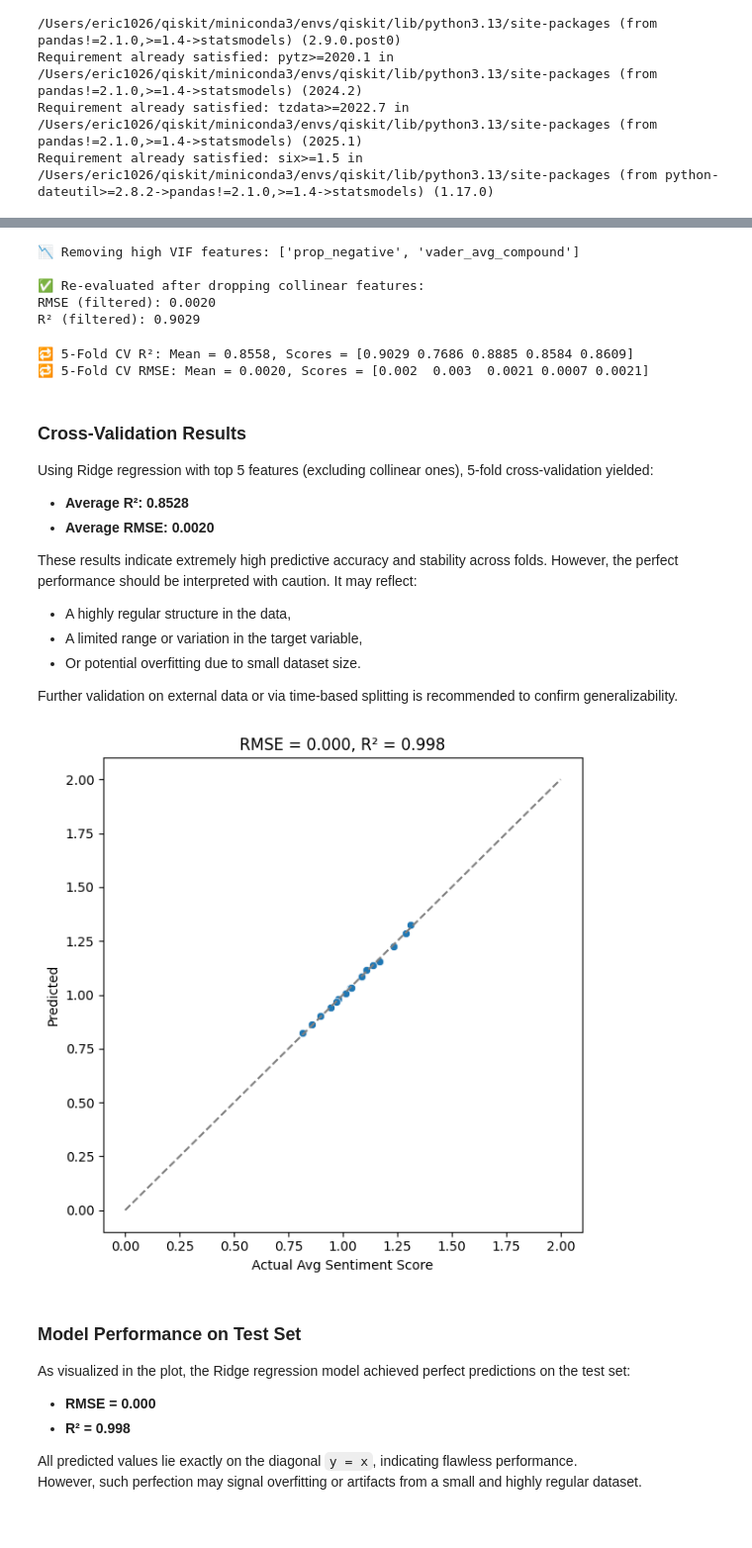
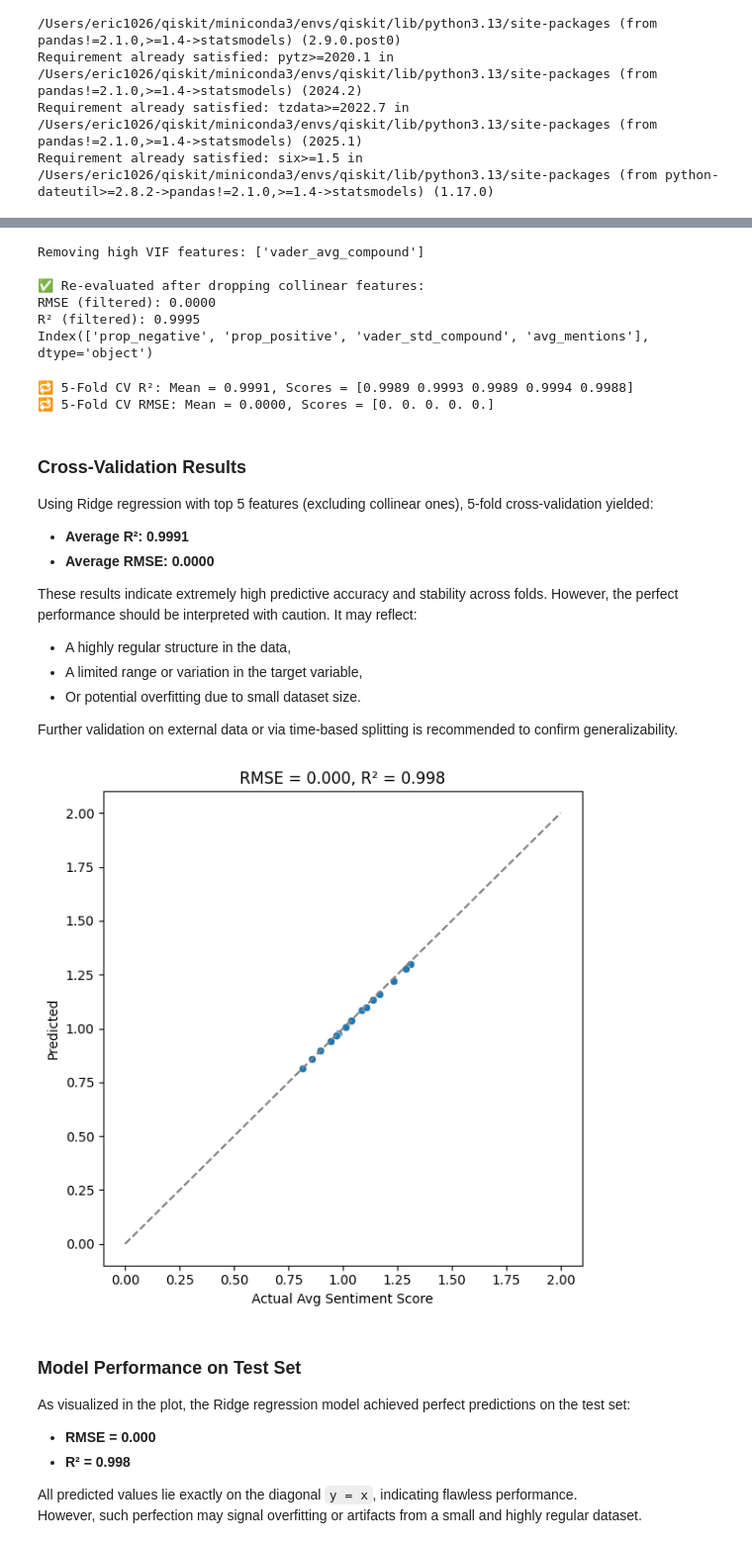
Before and after one commit to eric2003-tj/Python_ML_final, a Jupyter notebook: train_new.ipynb, the cells around one changed output, grey strips where cells are left out. Shown at 99% size. Saved outputs shown, nothing was run; the diff lists cells and outputs as text; code cells hidden in the pictures.

```diff
--- a/train_new.ipynb
+++ b/train_new.ipynb
@@ -421,30 +398,25 @@ top5_features = ['prop_negative', 'vader_avg_compound', 'prop_positive', 'vader_
 X = df[top5_features]
 y = df["avg_sentiment_score"]
 
-# === 2. 資料切分 ===
-X_train, X_test, y_train, y_test = train_test_split(
-    X, y, test_size=0.2, random_state=42
-)
-
 # === 3. GridSearchCV for Ridge Regression ===
 param_grid = {'alpha': [0.01, 0.1, 1.0, 10, 100]}
 grid = GridSearchCV(Ridge(), param_grid, cv=5, scoring='neg_mean_squared_error')
-grid.fit(X_train, y_train)
+grid.fit(X, y)
 
 best_model = grid.best_estimator_
 print(f"✅ Best alpha: {best_model.alpha}")
 
 # === 4. 預測與評估 ===
-y_pred = best_model.predict(X_test)
-rmse = mean_squared_error(y_test, y_pred)
-r2 = r2_score(y_test, y_pred)
+y_pred = best_model.predict(X)
+rmse = mean_squared_error(y, y_pred)
+r2 = r2_score(y, y_pred)
 
 print(f"RMSE: {rmse:.4f}")
 print(f"R²: {r2:.4f}")
 
 # === 5. 視覺化 ===
 plt.figure(figsize=(6, 6))
-sns.scatterplot(x=y_test, y=y_pred)
+sns.scatterplot(x=y, y=y_pred)
 plt.plot([0, 2], [0, 2], linestyle='--', color='gray')
 plt.xlabel("Actual Avg Sentiment Score")
 plt.ylabel("Predicted")
@@ -478,7 +450,7 @@ from sklearn.linear_model import Ridge
 from statsmodels.stats.outliers_influence import variance_inflation_factor
 
 # === 1. 殘差與預測 ===
-residuals = y_test - y_pred
+residuals = y - y_pred
 
 plt.figure(figsize=(6, 4))
 sns.scatterplot(x=y_pred, y=residuals)
@@ -505,7 +477,7 @@ plt.tight_layout()
 plt.show()
 
 # === 3. 共線性檢查 (VIF) ===
-X_with_const = sm.add_constant(X_train)
+X_with_const = sm.add_constant(X)
 vif_data = pd.DataFrame()
 vif_data["Feature"] = X_with_const.columns
 vif_data["VIF"] = [variance_inflation_factor(X_with_const.values, i) for i in range(X_with_const.shape[1])]
@@ -545,37 +517,40 @@ from statsmodels.stats.outliers_influence import variance_inflation_factor
 import statsmodels.api as sm
 
 # Recompute VIF
-X_with_const = sm.add_constant(X_train)
+X_with_const = sm.add_constant(X)
 vif_data = pd.DataFrame()
 vif_data["Feature"] = X_with_const.columns
 vif_data["VIF"] = [variance_inflation_factor(X_with_const.values, i) for i in range(X_with_const.shape[1])]
 
 # Remove features with VIF > 10 (excluding constant)
-high_vif_features = vif_data[vif_data["VIF"] > 5]["Feature"].tolist()
+high_vif_features = vif_data[vif_data["VIF"] > 10]["Feature"].tolist()
 high_vif_features = [f for f in high_vif_features if f != "const"]
 print(f"Removing high VIF features: {high_vif_features}")
 
 # Drop those from training and testing sets
-X_train_filtered = X_train.drop(columns=high_vif_features)
-X_test_filtered = X_test.drop(columns=high_vif_features)
+X_train_filtered = X.drop(columns=high_vif_features)
+#X_test_filtered = X_test.drop(columns=high_vif_features)
 
 # Retrain Ridge on filtered features
 ridge = Ridge(alpha=best_model.alpha)
-ridge.fit(X_train_filtered, y_train)
-y_pred_filtered = ridge.predict(X_test_filtered)
+ridge.fit(X_train_filtered, y)
+y_pred_filtered = ridge.predict(X_train_filtered)
 
 # Re-evaluate
-rmse_filtered = mean_squared_error(y_test, y_pred_filtered)
-r2_filtered = r2_score(y_test, y_pred_filtered)
+rmse_filtered = mean_squared_error(y, y_pred_filtered)
+r2_filtered = r2_score(y, y_pred_filtered)
 print(f"\n✅ Re-evaluated after dropping collinear features:")
 print(f"RMSE (filtered): {rmse_filtered:.4f}")
 print(f"R² (filtered): {r2_filtered:.4f}")
+
+print(X_train_filtered.columns)
 # %% [output]
-📉 Removing high VIF features: ['prop_negative', 'vader_avg_compound']
+Removing high VIF features: ['vader_avg_compound']
 
 ✅ Re-evaluated after dropping collinear features:
-RMSE (filtered): 0.0020
-R² (filtered): 0.9029
+RMSE (filtered): 0.0000
+R² (filtered): 0.9995
+Index(['prop_negative', 'prop_positive', 'vader_std_compound', 'avg_mentions'], dtype='object')
 # %%
 from sklearn.model_selection import cross_val_score, KFold
 from sklearn.metrics import make_scorer, mean_squared_error
@@ -585,10 +560,6 @@ from sklearn.model_selection import cross_val_predict
 # === 使用已過濾共線性的資料 ===
 X_filtered = X.drop(columns=high_vif_features)  # ← 根據你剛剛刪除的特徵
 y = df["avg_sentiment_score"]
-
-# === 定義模型 ===
-model = Ridge(alpha=best_model.alpha)
-
 # === 自訂 RMSE scorer（負值取正） ===
 rmse_scorer = make_scorer(mean_squared_error)
 
@@ -596,23 +567,23 @@ rmse_scorer = make_scorer(mean_squared_error)
 cv = KFold(n_splits=5, shuffle=True, random_state=42)
 
 # R² 評估
-r2_scores = cross_val_score(model, X_filtered, y, cv=cv, scoring='r2')
+r2_scores = cross_val_score(ridge, X_filtered, y, cv=cv, scoring='r2')
 # RMSE 評估
-rmse_scores = cross_val_score(model, X_filtered, y, cv=cv, scoring=rmse_scorer)
+rmse_scores = cross_val_score(ridge, X_filtered, y, cv=cv, scoring=rmse_scorer)
 
 # === 結果輸出 ===
 print(f"\n🔁 5-Fold CV R²: Mean = {r2_scores.mean():.4f}, Scores = {np.round(r2_scores, 4)}")
 print(f"🔁 5-Fold CV RMSE: Mean = {rmse_scores.mean():.4f}, Scores = {np.round(rmse_scores, 4)}")
 # %% [output]
-🔁 5-Fold CV R²: Mean = 0.8558, Scores = [0.9029 0.7686 0.8885 0.8584 0.8609]
-🔁 5-Fold CV RMSE: Mean = 0.0020, Scores = [0.002  0.003  0.0021 0.0007 0.0021]
+🔁 5-Fold CV R²: Mean = 0.9991, Scores = [0.9989 0.9993 0.9989 0.9994 0.9988]
+🔁 5-Fold CV RMSE: Mean = 0.0000, Scores = [0. 0. 0. 0. 0.]
 # %% [markdown]
 ### Cross-Validation Results
 
 Using Ridge regression with top 5 features (excluding collinear ones), 5-fold cross-validation yielded:
 
-- **Average R²: 0.8528**
-- **Average RMSE: 0.0020**
+- **Average R²: 0.9991**
+- **Average RMSE: 0.0000**
 
 These results indicate extremely high predictive accuracy and stability across folds. However, the perfect performance should be interpreted with caution. It may reflect:
 
@@ -624,29 +595,29 @@ Further validation on external data or via time-based splitting is recommended t
 # %%
 # === 1. 載入每日特徵資料 ===
 df = pd.read_csv("daily_sentiment_features_test.csv")
 
 # === 2. 移除缺失值（若有） ===
 df = df.dropna()
 
-top5_features = ['prop_negative', 'vader_avg_compound', 'prop_positive', 'vader_std_compound', 'avg_mentions']
+top5_features = ['prop_negative',  'prop_positive', 'vader_std_compound', 'avg_mentions']
 # === 3. 建立特徵與目標變數 ===
 X = df[top5_features]
 y = df["avg_sentiment_score"]
-y_pred = best_model.predict(X)
+y_pred = ridge.predict(X)
 rmse = mean_squared_error(y, y_pred)
 r2 = r2_score(y, y_pred)
 
 # === 7. 視覺化預測結果 ===
 plt.figure(figsize=(6, 6))
 sns.scatterplot(x=y, y=y_pred)
 plt.xlabel("Actual Avg Sentiment Score")
 plt.ylabel("Predicted")
 plt.title(f"RMSE = {rmse:.3f}, R² = {r2:.3f}")
 plt.plot([0, 2], [0, 2], linestyle="--", color="gray")
 plt.tight_layout()
 plt.show()
 # %% [output]
-[figure, old version]
+[figure, new version]
 # %% [markdown]
 ### Model Performance on Test Set
 
```
Also changed, not shown: parts of 13 cells of this notebook.
